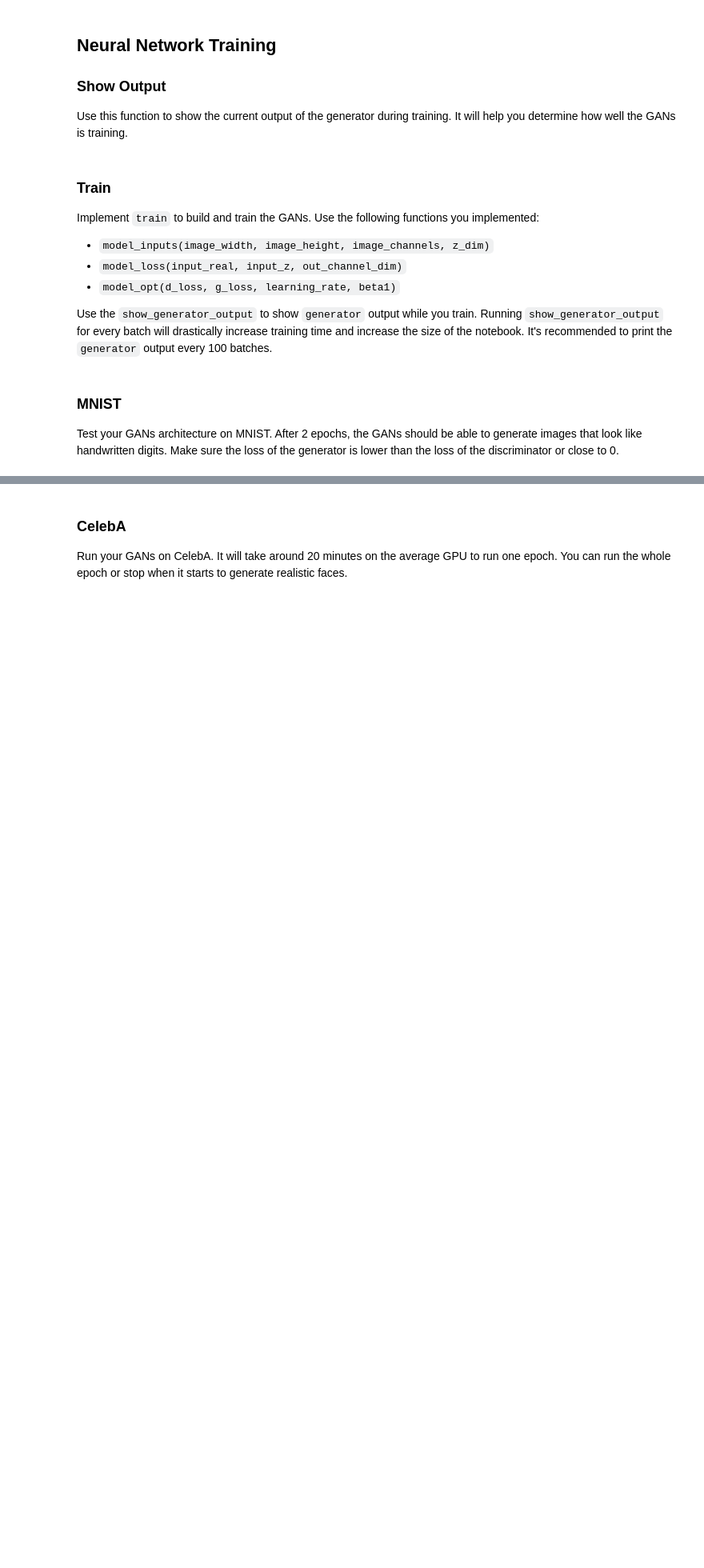
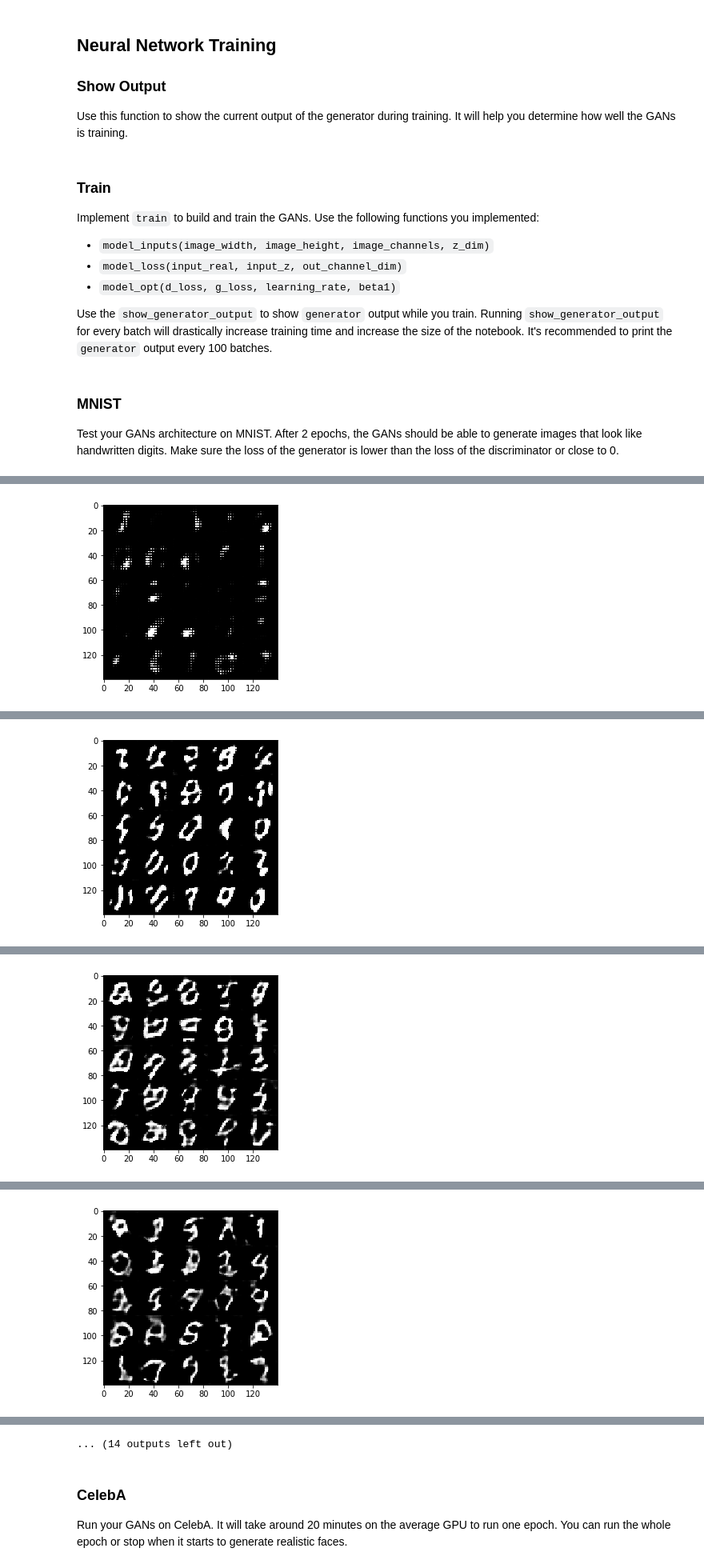
Before and after one commit to jperl/udacity-deep-learning, a Jupyter notebook: face_generation/dlnd_face_generation.ipynb, the cells around one changed output, grey strips where cells are left out. Shown at 80% size. Drawn from its saved outputs; the diff is of its cells as text; code cells hidden in the pictures; blank space fills up the shorter version.

Commit message:
Train on floydhub

```diff
--- a/face_generation/dlnd_face_generation.ipynb
+++ b/face_generation/dlnd_face_generation.ipynb
@@ -114,9 +116,9 @@ def model_inputs(image_width, image_height, image_channels, z_dim):
     :param z_dim: The dimension of Z
     :return: Tuple of (tensor of real input images, tensor of z data, learning rate)
     """
-    inputs_real = tf.placeholder(tf.float32, (None, image_width, image_height, image_channels))
-    inputs_z = tf.placeholder(tf.float32, (None, z_dim))
-    lr = tf.placeholder(tf.float32)
+    inputs_real = tf.placeholder(tf.float32, (None, image_width, image_height, image_channels), name='input_real')
+    inputs_z = tf.placeholder(tf.float32, (None, z_dim), name='input_z')
+    lr = tf.placeholder(tf.float32, name='lr')
     return inputs_real, inputs_z, lr
 
 """
@@ -129,7 +131,7 @@ Tests Passed
 ### Discriminator
 Implement `discriminator` to create a discriminator neural network that discriminates on `images`.  This function should be able to reuse the variabes in the neural network.  Use [`tf.variable_scope`](https://www.tensorflow.org/api_docs/python/tf/variable_scope) with a scope name of "discriminator" to allow the variables to be reused.  The function should return a tuple of (tensor output of the generator, tensor logits of the generator).
 # %%
-alpha = 0.2
+alpha = 0.1
 
 def discriminator(images, reuse=False):
     """
@@ -139,18 +141,18 @@ def discriminator(images, reuse=False):
     :return: Tuple of (tensor output of the discriminator, tensor logits of the discriminator)
     """
     with tf.variable_scope('discriminator', reuse=reuse):
-        images1 = tf.layers.conv2d(images, 56, 5, strides=2, padding='same')
-        relu1 = tf.maximum(alpha * images1, images1)
+        x1 = tf.layers.conv2d(images, 64, 5, strides=2, padding='same')
+        relu1 = tf.maximum(alpha * x1, x1)
 
-        x2 = tf.layers.conv2d(relu1, 112, 5, strides=2, padding='same')
+        x2 = tf.layers.conv2d(relu1, 128, 5, strides=2, padding='same')
         bn2 = tf.layers.batch_normalization(x2, training=True)
         relu2 = tf.maximum(alpha * bn2, bn2)
 
-        x3 = tf.layers.conv2d(relu2, 224, 5, strides=2, padding='same')
+        x3 = tf.layers.conv2d(relu2, 256, 5, strides=2, padding='same')
         bn3 = tf.layers.batch_normalization(x3, training=True)
         relu3 = tf.maximum(alpha * bn3, bn3)
 
-        flat = tf.reshape(relu3, (-1, 7*7*224))
+        flat   = tf.contrib.layers.flatten(relu3)
         logits = tf.layers.dense(flat, 1)
         out = tf.sigmoid(logits)
 
@@ -166,7 +168,7 @@ Tests Passed
 ### Generator
 Implement `generator` to generate an image using `z`. This function should be able to reuse the variabes in the neural network.  Use [`tf.variable_scope`](https://www.tensorflow.org/api_docs/python/tf/variable_scope) with a scope name of "generator" to allow the variables to be reused. The function should return the generated 28 x 28 x `out_channel_dim` images.
 # %%
-alpha = 0.2
+alpha = 0.1
 
 def generator(z, out_channel_dim, is_train=True):
     """
@@ -176,22 +178,22 @@ def generator(z, out_channel_dim, is_train=True):
     :param is_train: Boolean if generator is being used for training
     :return: The tensor output of the generator
     """
-    with tf.variable_scope('generator', reuse= not is_train):
-        x1 = tf.layers.dense(z, 7*7*224)
+    with tf.variable_scope('generator', reuse=not is_train):
+        x1 = tf.layers.dense(z, 7*7*256)
 
         # Reshape it to start the convolutional stack
         # 7x7x224
-        x1 = tf.reshape(x1, (-1, 7, 7, 224))
+        x1 = tf.reshape(x1, (-1, 7, 7, 256))
         x1 = tf.layers.batch_normalization(x1, training=is_train)
         x1 = tf.maximum(alpha * x1, x1)
 
         # Double to 14x14x112
-        x2 = tf.layers.conv2d_transpose(x1, 112, 5, strides=2, padding='same')
+        x2 = tf.layers.conv2d_transpose(x1, 128, 5, strides=2, padding='same')
         x2 = tf.layers.batch_normalization(x2, training=is_train)
         x2 = tf.maximum(alpha * x2, x2)
 
         # Double to 28x28x56
-        x3 = tf.layers.conv2d_transpose(x2, 56, 5, strides=2, padding='same')
+        x3 = tf.layers.conv2d_transpose(x2, 64, 5, strides=2, padding='same')
         x3 = tf.layers.batch_normalization(x3, training=is_train)
         x3 = tf.maximum(alpha * x3, x3)
 
@@ -260,7 +262,10 @@ def model_opt(d_loss, g_loss, learning_rate, beta1):
     g_vars = [var for var in t_vars if var.name.startswith('generator')]
 
     # Optimize
-    with tf.control_dependencies(tf.get_collection(tf.GraphKeys.UPDATE_OPS)):
+    update_ops = tf.get_collection(tf.GraphKeys.UPDATE_OPS)
+    g_update_ops = [opt for opt in update_ops if opt.name.startswith('generator')]
+
+    with tf.control_dependencies(g_update_ops):
         d_train_opt = tf.train.AdamOptimizer(learning_rate, beta1=beta1).minimize(d_loss, var_list=d_vars)
         g_train_opt = tf.train.AdamOptimizer(learning_rate, beta1=beta1).minimize(g_loss, var_list=g_vars)
 
@@ -335,11 +379,10 @@ def train(epoch_count, batch_size, z_dim, learning_rate, beta1, get_batches, dat
 ### MNIST
 Test your GANs architecture on MNIST.  After 2 epochs, the GANs should be able to generate images that look like handwritten digits.  Make sure the loss of the generator is lower than the loss of the discriminator or close to 0.
 # %%
-batch_size = None
-z_dim = None
-learning_rate = None
-beta1 = None
-
+batch_size = 64
+z_dim = 100
+learning_rate = 0.002
+beta1 = 0.7
 
 """
 DON'T MODIFY ANYTHING IN THIS CELL THAT IS BELOW THIS LINE
@@ -350,3 +393,4 @@ mnist_dataset = helper.Dataset('mnist', glob(os.path.join(data_dir, 'mnist/*.jpg
 with tf.Graph().as_default():
     train(epochs, batch_size, z_dim, learning_rate, beta1, mnist_dataset.get_batches,
           mnist_dataset.shape, mnist_dataset.image_mode)
+# %% [output]
@@ -352,0 +399 @@ with tf.Graph().as_default():
+[figure, added]
@@ -352,0 +402 @@ with tf.Graph().as_default():
+[figure, added]
@@ -352,0 +405 @@ with tf.Graph().as_default():
+[figure, added]
@@ -352,0 +408 @@ with tf.Graph().as_default():
+[figure, added]
@@ -353,3 +415,4 @@ with tf.Graph().as_default():
+... (14 outputs left out)
 # %% [markdown]
 ### CelebA
 Run your GANs on CelebA.  It will take around 20 minutes on the average GPU to run one epoch.  You can run the whole epoch or stop when it starts to generate realistic faces.
```
Also changed, not shown: parts of 7 cells of this notebook, 4 other files.
